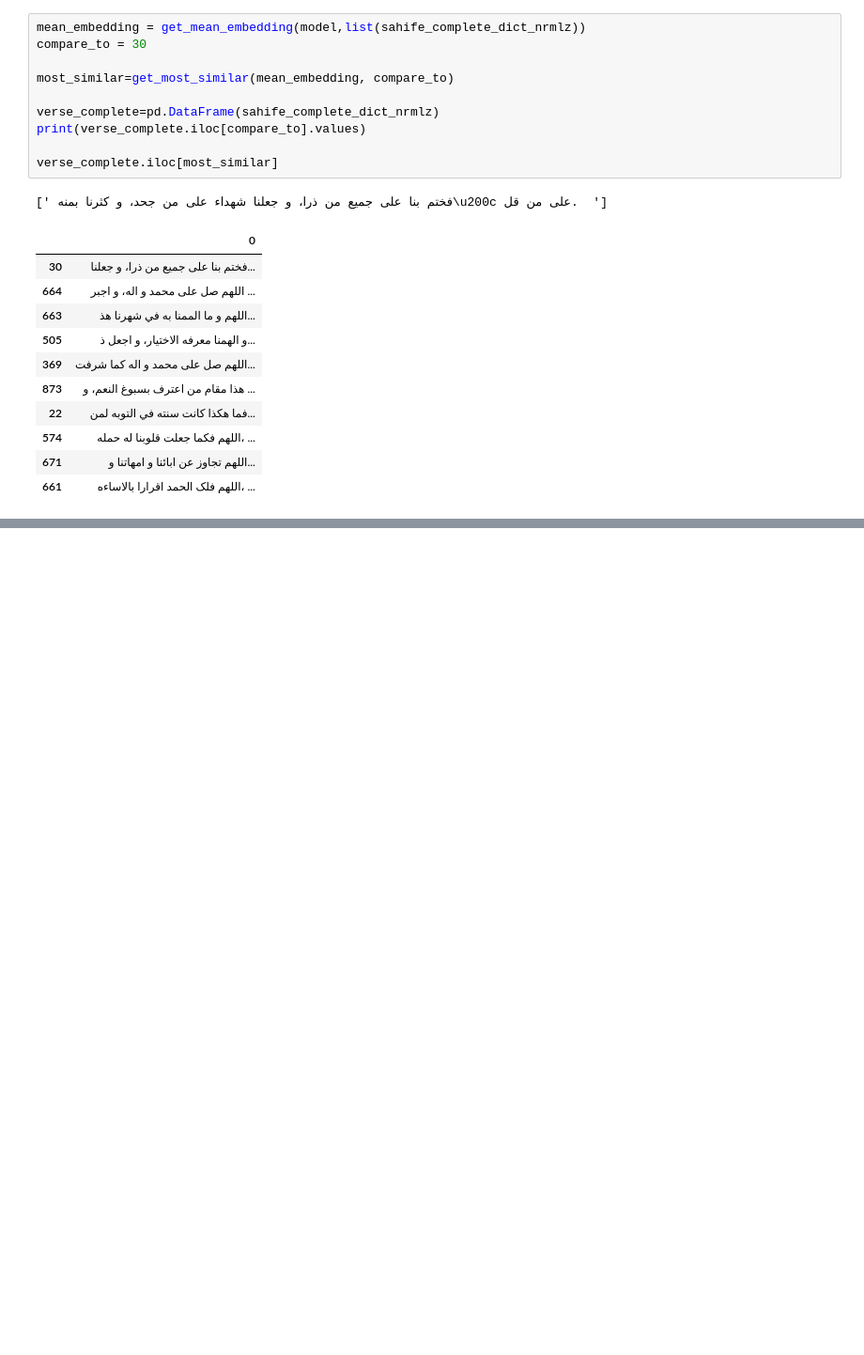
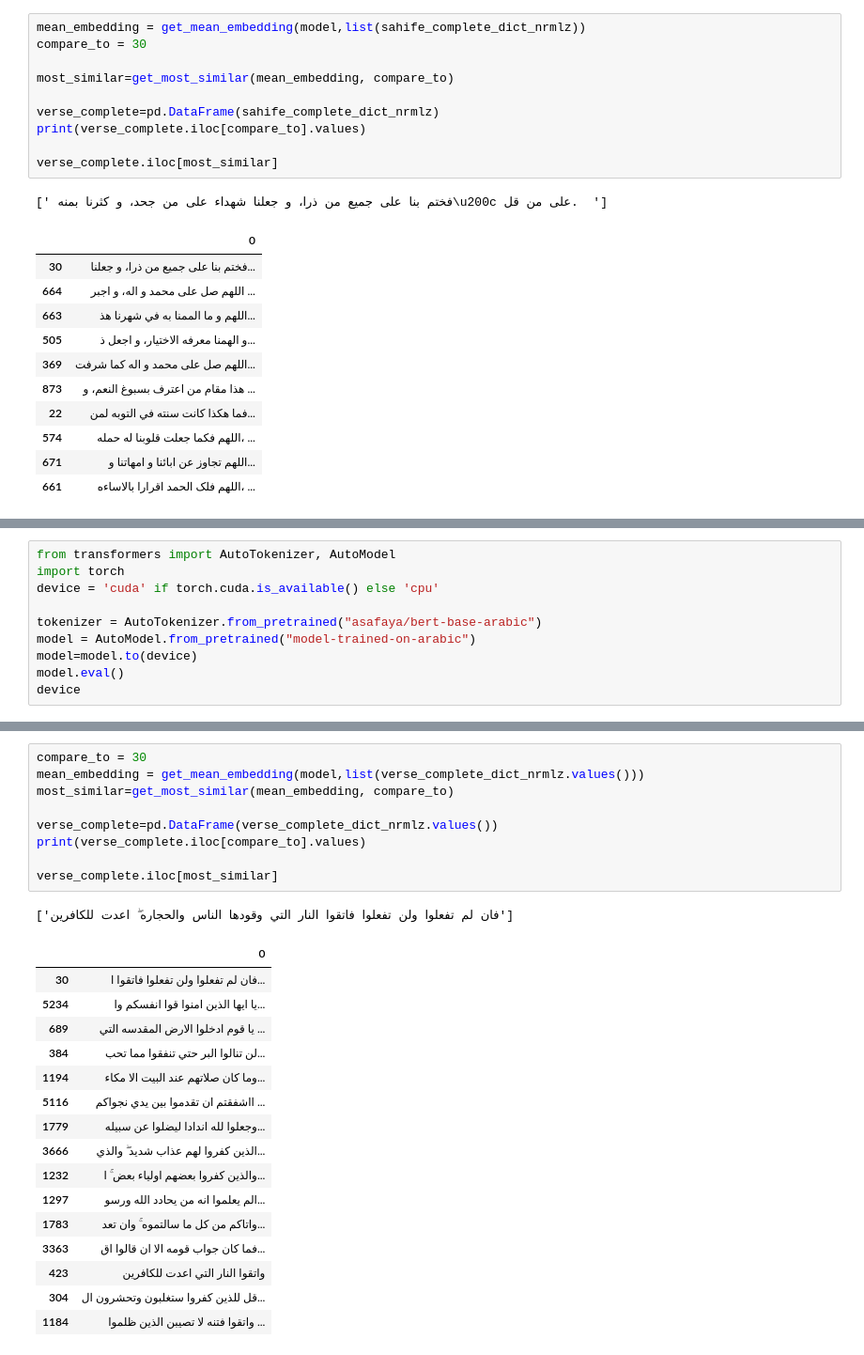
Before and after one commit to pam-lab/JupyterFiles, a Jupyter notebook: Similarity_BERT.ipynb, the cells around one changed output, grey strips where cells are left out. Shown at 94% size. Saved outputs shown, nothing was run; the diff lists cells and outputs as text; blank space fills up the shorter version.

```diff
--- a/Similarity_BERT.ipynb
+++ b/Similarity_BERT.ipynb
@@ -457,0 +544,10 @@ verse_complete.iloc[most_similar]
+# %%
+from transformers import AutoTokenizer, AutoModel
+import torch
+device = 'cuda' if torch.cuda.is_available() else 'cpu'
+
+tokenizer = AutoTokenizer.from_pretrained("asafaya/bert-base-arabic")
+model = AutoModel.from_pretrained("model-trained-on-arabic")
+model=model.to(device)
+model.eval()
+device
@@ -457,0 +561,27 @@ verse_complete.iloc[most_similar]
+# %%
+compare_to = 30
+mean_embedding = get_mean_embedding(model,list(verse_complete_dict_nrmlz.values()))
+most_similar=get_most_similar(mean_embedding, compare_to)
+
+verse_complete=pd.DataFrame(verse_complete_dict_nrmlz.values())
+print(verse_complete.iloc[compare_to].values)
+
+verse_complete.iloc[most_similar]
+# %% [output]
+['فان لم تفعلوا ولن تفعلوا فاتقوا النار التي وقودها الناس والحجاره ۖ اعدت للكافرين']
+|  | 0 |
+| 30 | فان لم تفعلوا ولن تفعلوا فاتقوا ا... |
+| 5234 | يا ايها الذين امنوا قوا انفسكم وا... |
+| 689 | يا قوم ادخلوا الارض المقدسه التي ... |
+| 384 | لن تنالوا البر حتي تنفقوا مما تحب... |
+| 1194 | وما كان صلاتهم عند البيت الا مكاء... |
+| 5116 | ااشفقتم ان تقدموا بين يدي نجواكم ... |
+| 1779 | وجعلوا لله اندادا ليضلوا عن سبيله... |
+| 3666 | الذين كفروا لهم عذاب شديد ۖ والذي... |
+| 1232 | والذين كفروا بعضهم اولياء بعض ۚ ا... |
+| 1297 | الم يعلموا انه من يحادد الله ورسو... |
+| 1783 | واتاكم من كل ما سالتموه ۚ وان تعد... |
+| 3363 | فما كان جواب قومه الا ان قالوا اق... |
+| 423 | واتقوا النار التي اعدت للكافرين |
+| 304 | قل للذين كفروا ستغلبون وتحشرون ال... |
+| 1184 | واتقوا فتنه لا تصيبن الذين ظلموا ... |
```
Also changed, not shown: parts of 14 cells of this notebook.
